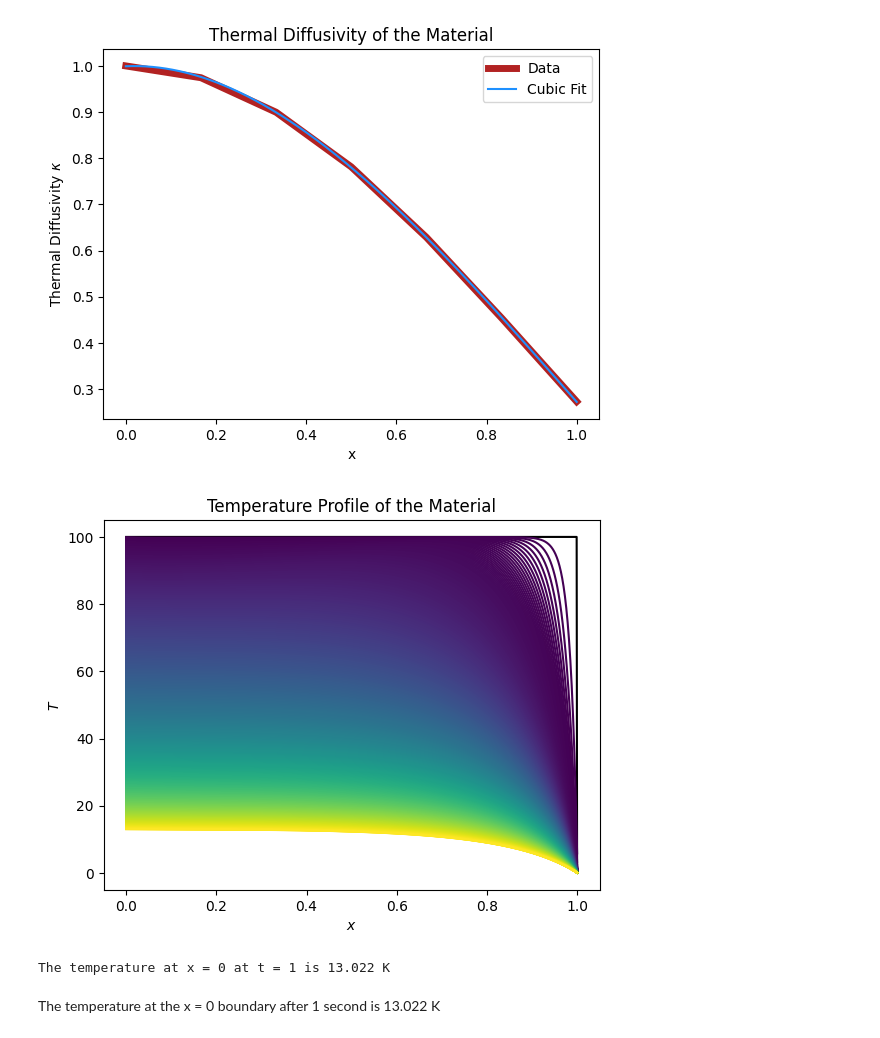
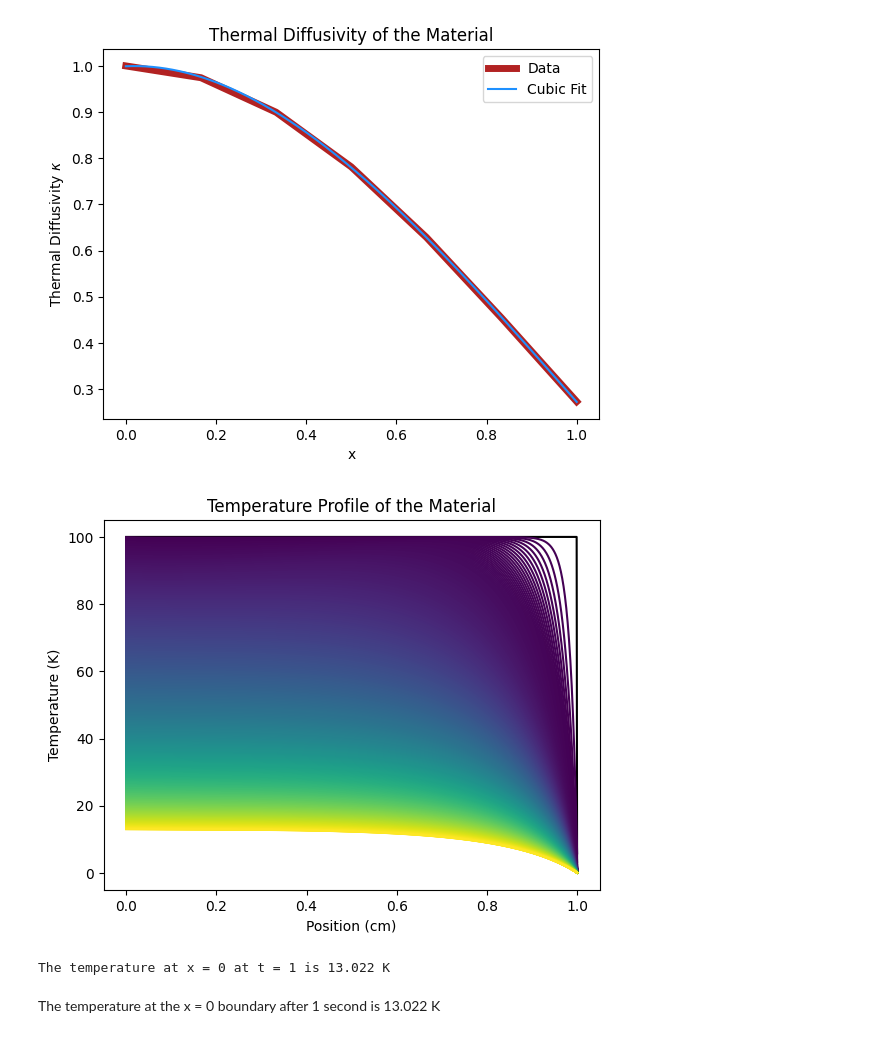
Before and after one commit to LFW25/PHYS512-Computational_Physics, a Jupyter notebook: Final_Exam/CompPhys_FinalExam.ipynb, the cells around one changed output. Cells and saved outputs as stored; diff of their text form; code cells hidden in the pictures.

```diff
--- a/Final_Exam/CompPhys_FinalExam.ipynb
+++ b/Final_Exam/CompPhys_FinalExam.ipynb
@@ -350,46 +379,45 @@ T[-1] = 0.0 # Implement boundary condition at x = 1
 
 # Plot the initial temperature profile
 plt.plot(x, T, color = 'black')
-plt.xlabel(r'$x$')
-plt.ylabel(r'$T$')
+plt.xlabel(r'Position (cm)')
+plt.ylabel(r'Temperature (K)')
 
 dx = x[1] - x[0]
 dt = 1e-3
 
 num_time_steps = int(1/dt)
 
-alpha = dt/dx**2
+alpha_k = dt/dx**2 * kappa_array
 
 # Calculate the matrix A in banded form
-b = (1 + 2 * alpha * kappa_array)
-b[0] = 1 + alpha * kappa_array[0] # implement insulating boundary at x = 0
+b = (1 + 2 * alpha_k)
+b[0] = 1 + alpha_k[0] # implement insulating boundary at x = 0
 
-a = -1* alpha * kappa_array
-c = -1 * alpha * kappa_array
-
+a = -1 * alpha_k
+c = -1 * alpha_k
 c[-1] = 0.0
 a[0] = 0.0
 
 AA = np.row_stack((a, b, c))
 
-# and the b vector (boundaries)
+# form the bounary conditions vector
 bvec = np.zeros_like(x)
 bvec[-1] = 0 # Hold the boundary at x = 1 at T = 0
 
 # Get color list
 cmap = plt.get_cmap('viridis')
 colors = [cmap(i) for i in np.linspace(0, 1, num_time_steps)]
 
 for i in range(0, num_time_steps):
-    T = scipy.linalg.solve_banded((1, 1), AA, T + alpha*bvec)
+    T = scipy.linalg.solve_banded((1, 1), AA, T + (dt/dx**2)*bvec)
     plt.plot(x, T, color = colors[i])
 
 plt.title("Temperature Profile of the Material")
 plt.show()
 
 print(f"The temperature at x = 0 at t = 1 is {T[0]:.3f} K")
 # %% [output]
-[figure, old version]
+[figure, new version]
 The temperature at x = 0 at t = 1 is 13.022 K
 # %% [markdown]
 The temperature at the x = 0 boundary after 1 second is 13.022 K
```
Also changed, not shown: parts of 1 cell of this notebook.
